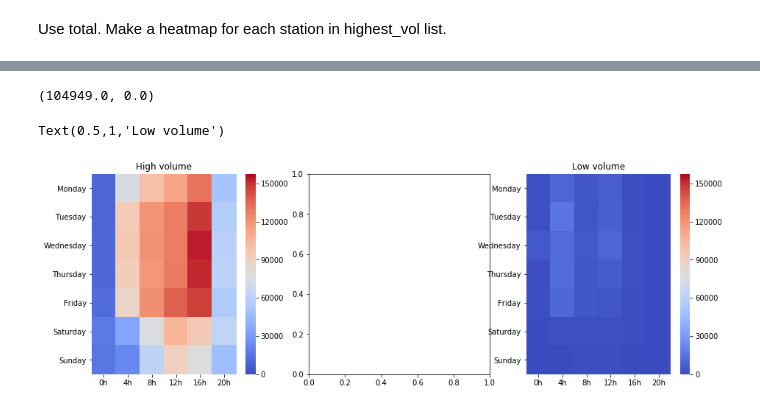
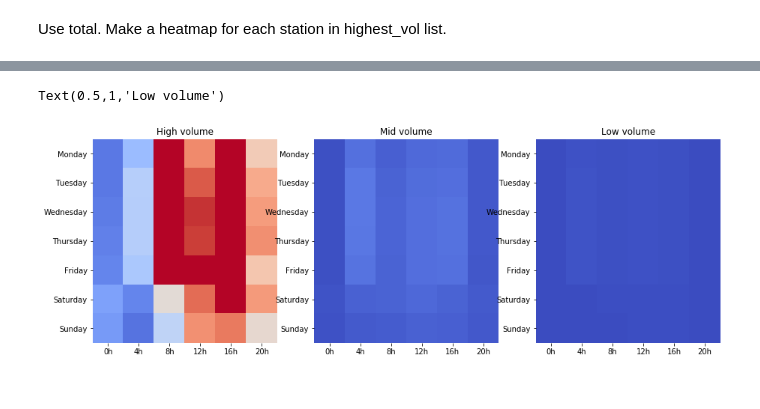
Before and after one commit to luketibbott/benson, a Jupyter notebook: benson_EDA-KF.ipynb, the cells around one changed output, grey strips where cells are left out. Cells and saved outputs as stored; diff of their text form; code cells hidden in the pictures.

```diff
--- a/benson_EDA-KF.ipynb
+++ b/benson_EDA-KF.ipynb
@@ -178,17 +357,18 @@ for i, s in enumerate(highest_vol):
     plt.subplot(4,4,i+1)
 
     if i % 4 == 0:
-        ylabel=yticks
+        ylabel=ylabel_hm
     else:
         ylabel=False
 
     if i > 11:
-        xlabel=xticks
+        xlabel=xlabel_hm
     else:
         xlabel=False
 
     hm_data = [heatmap_data_by_dow(s, 'TOTAL', d) for d in range(7)]
-    sns.heatmap(hm_data, xticklabels = xlabel_hm, yticklabels=ylabel_hm, cbar=False)
+    sns.heatmap(hm_data, xticklabels = xlabel, yticklabels=ylabel,
+                cbar=False, cmap='coolwarm')
 #     sns.heatmap(hm_data, cbar=False)
     plt.title(s)
 # %% [output]
@@ -196,3 +375,0 @@ for i, s in enumerate(highest_vol):
-# %%
-lowest_vol = list(set(list(df3.sort_values('TOTAL').head(130)['STATION'])))
-len(lowest_vol)
@@ -207,21 +376,23 @@ rand_vol = np.random.choice(df3.)
 # %%
 fig, ax = plt.subplots(4,4, figsize=(20,20))
 
-for i, s in enumerate(lowest_vol):
+for i, s in enumerate(mid_vol):
     plt.subplot(4,4,i+1)
 
     if i % 4 == 0:
-        ylabel=yticks
+        ylabel=ylabel_hm
     else:
         ylabel=False
 
     if i > 11:
-        xlabel=xticks
+        xlabel=xlabel_hm
     else:
         xlabel=False
 
     hm_data = [heatmap_data_by_dow(s, 'TOTAL', d) for d in range(7)]
-    sns.heatmap(hm_data, xticklabels = xlabel_hm, yticklabels=ylabel_hm, cbar=False)
-#     sns.heatmap(hm_data, cbar=False)
+    sns.heatmap(hm_data, xticklabels = xlabel, yticklabels=ylabel,
+                cbar=False, cmap='coolwarm')
+    # don't use vmax / vmin here, otherwise most stations' plots are just blue
+
     plt.title(s)
 # %% [output]
@@ -238,23 +400,26 @@ df3.head()
-# %%
-vmax = df3['TOTAL'].max()
-vmin = df3['TOTAL'].min()
-vmax, vmin
-# %% [output]
-(104949.0, 0.0)
 # %%
 fig, ax = plt.subplots(1,3, figsize=(15,5))
 
 plt.subplot(1,3,1)
 hm_data1 = [heatmap_data_by_dow(highest_vol[0], 'TOTAL', d) for d in range(7)]
-sns.heatmap(hm_data1, xticklabels = xlabel_hm, yticklabels=ylabel_hm, cbar=True, vmax=vmax*1.5, vmin=0, cmap='coolwarm')
+sns.heatmap(hm_data1, xticklabels = xlabel_hm, yticklabels=ylabel_hm,
+            cbar=False, vmax=vmax, vmin=0, cmap='coolwarm')
 hm_data = [heatmap_data_by_dow(s, 'TOTAL', d) for d in range(7)]
 plt.title('High volume')
 
+plt.subplot(1,3,2)
+hm_data2 = [heatmap_data_by_dow(mid_vol[0], 'TOTAL', d) for d in range(7)]
+sns.heatmap(hm_data2, xticklabels = xlabel_hm, yticklabels=ylabel_hm,
+            cbar=False, vmax=vmax, vmin=0, cmap='coolwarm')
+hm_data = [heatmap_data_by_dow(s, 'TOTAL', d) for d in range(7)]
+plt.title('Mid volume')
+
 plt.subplot(1,3,3)
-hm_data2 = [heatmap_data_by_dow(lowest_vol[0], 'TOTAL', d) for d in range(7)]
-sns.heatmap(hm_data2, xticklabels = xlabel_hm, yticklabels=ylabel_hm, cbar=True, vmax=vmax*1.5, vmin=0, cmap='coolwarm')
+hm_data3 = [heatmap_data_by_dow(lowest_vol[0], 'TOTAL', d) for d in range(7)]
+sns.heatmap(hm_data3, xticklabels = xlabel_hm, yticklabels=ylabel_hm,
+            cbar=False, vmax=vmax, vmin=0, cmap='coolwarm')
 hm_data = [heatmap_data_by_dow(s, 'TOTAL', d) for d in range(7)]
 plt.title('Low volume')
 # %% [output]
 Text(0.5,1,'Low volume')
-[figure, old version]
+[figure, new version]
```
Also changed, not shown: parts of 60 cells of this notebook.
